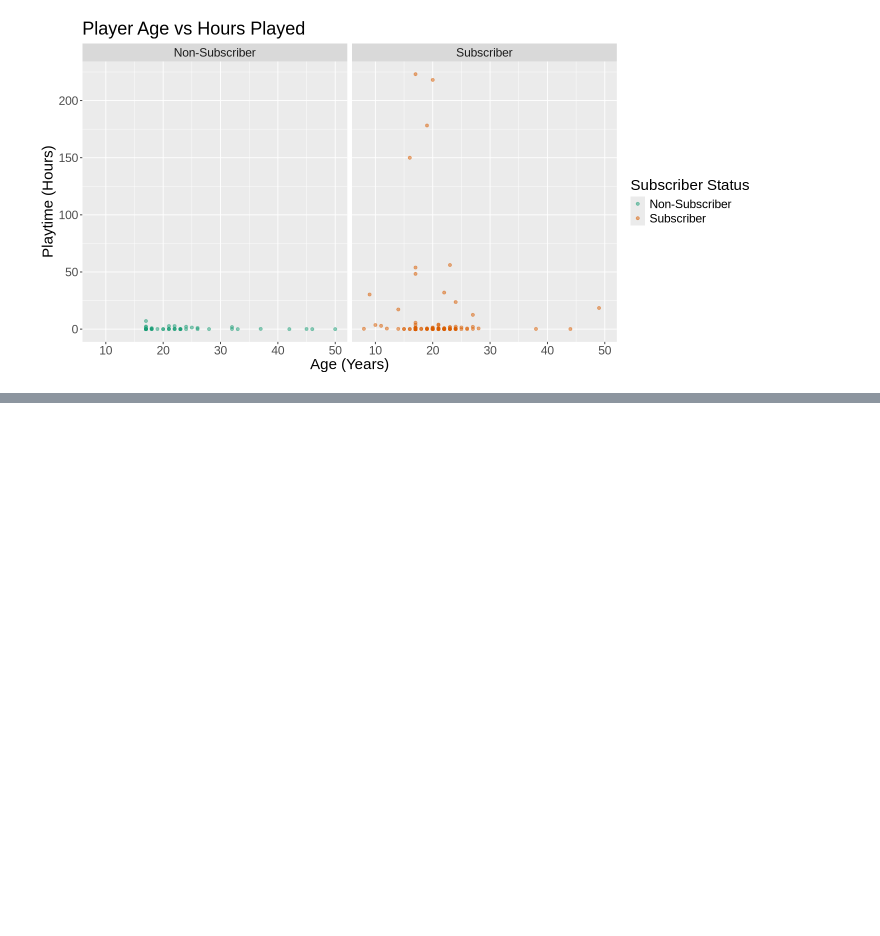
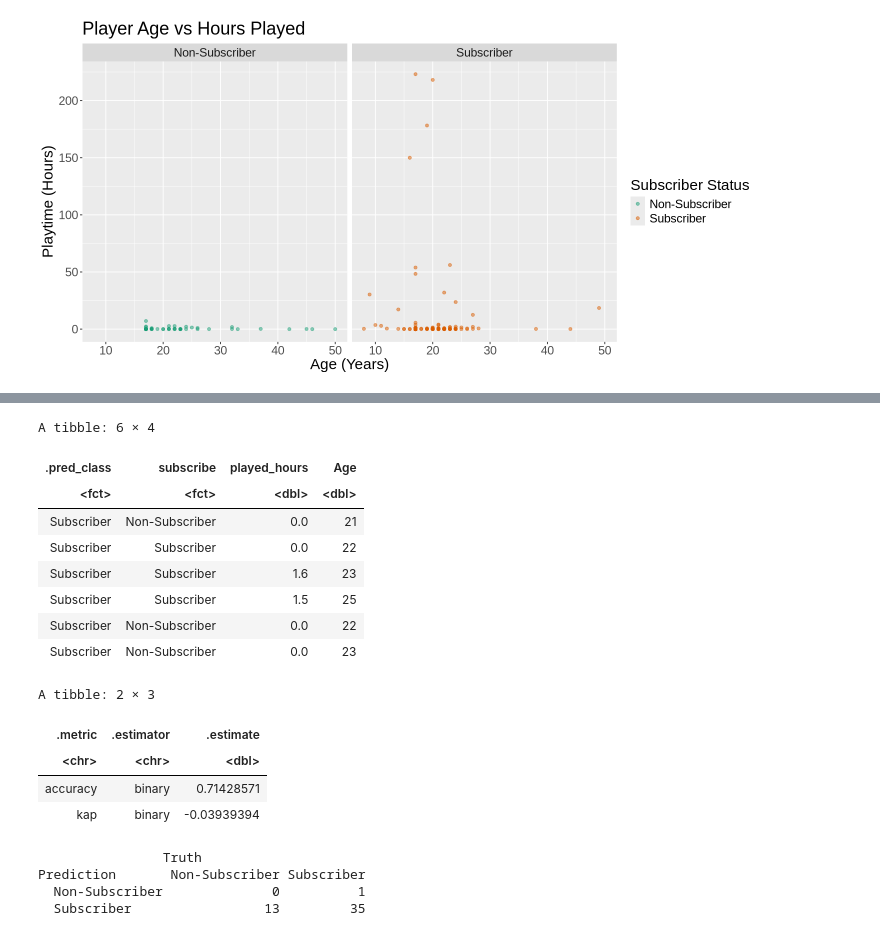
Before and after one commit to echen504/dsci-100-25w2-grp29, a Jupyter notebook: grp-29-proj.ipynb, the cells around one changed output, grey strips where cells are left out. Cells and saved outputs as stored; diff of their text form; code cells hidden in the pictures; blank space fills up the shorter version.

```diff
--- a/grp-29-proj.ipynb
+++ b/grp-29-proj.ipynb
@@ -213,0 +262,12 @@ A tibble: 10 × 7
+# %%
+# Creating a K-NN model using K = 17
+players_spec <- nearest_neighbor(weight_func = "rectangular", neighbors = 17) |>
+    set_engine("kknn") |>
+    set_mode("classification")
+
+# Fitting the new model into the workflow
+players_fit <- workflow() |>
+    add_recipe(players_recipe) |>
+    add_model(players_spec) |>
+    fit(data = players_training)
+players_fit
@@ -213,0 +293,47 @@ A tibble: 10 × 7
+# %%
+players_predictions <- predict(players_fit, players_testing) |>
+    bind_cols(players_testing)
+head(players_predictions)
+
+players_metrics <- players_predictions|>
+    metrics(truth = subscribe, estimate = .pred_class)
+players_metrics
+
+players_conf_mat <- players_predictions |>
+    conf_mat(truth = subscribe , estimate = .pred_class)
+players_conf_mat
+
+# player_recall <- players_predictions |>
+#     recall(truth =subscribe, estimate = .pred_class, event_levels = "first")
+
+# player_precision <- players_predictions |>
+#     precision(truth =subscribe, estimate = .pred_class, event_levels = "first")
+
+# player_accuracy <- players_predictions |>
+#     accuracy(truth =subscribe, estimate = .pred_class, event_levels = "first")
+
+# player_metrics <- tibble(
+#     accuracy = player_accuracy |> select(.estimate) |> pull(),
+#     recall = player_recall |> select(.estimate) |> pull(),
+#     precision = player_precision |> select(.estimate) |> pull()
+#                         )
+# player_metrics
+# %% [output]
+A tibble: 6 × 4
+| .pred_class | subscribe | played_hours | Age |
+| <fct> | <fct> | <dbl> | <dbl> |
+| Subscriber | Non-Subscriber | 0.0 | 21 |
+| Subscriber | Subscriber | 0.0 | 22 |
+| Subscriber | Subscriber | 1.6 | 23 |
+| Subscriber | Subscriber | 1.5 | 25 |
+| Subscriber | Non-Subscriber | 0.0 | 22 |
+| Subscriber | Non-Subscriber | 0.0 | 23 |
+A tibble: 2 × 3
+| .metric | .estimator | .estimate |
+| <chr> | <chr> | <dbl> |
+| accuracy | binary | 0.71428571 |
+| kap | binary | -0.03939394 |
+                Truth
+Prediction       Non-Subscriber Subscriber
+  Non-Subscriber              0          1
+  Subscriber                 13         35
```
Also changed, not shown: parts of 22 cells of this notebook.
